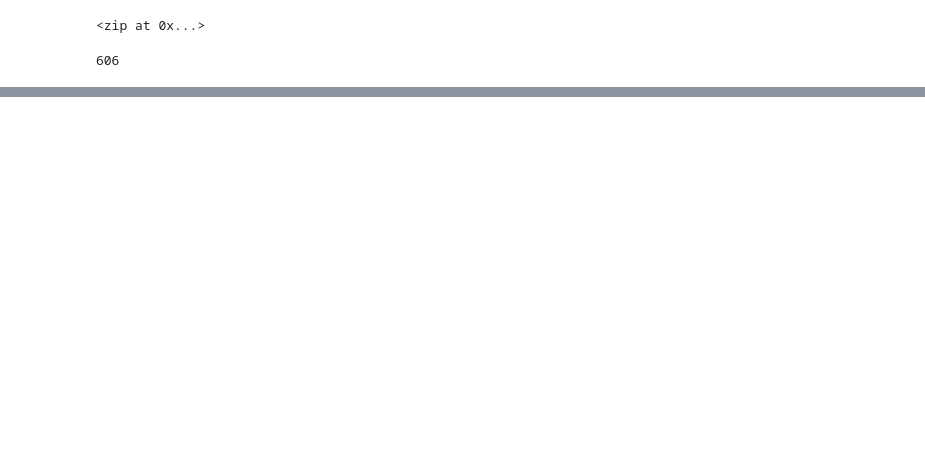
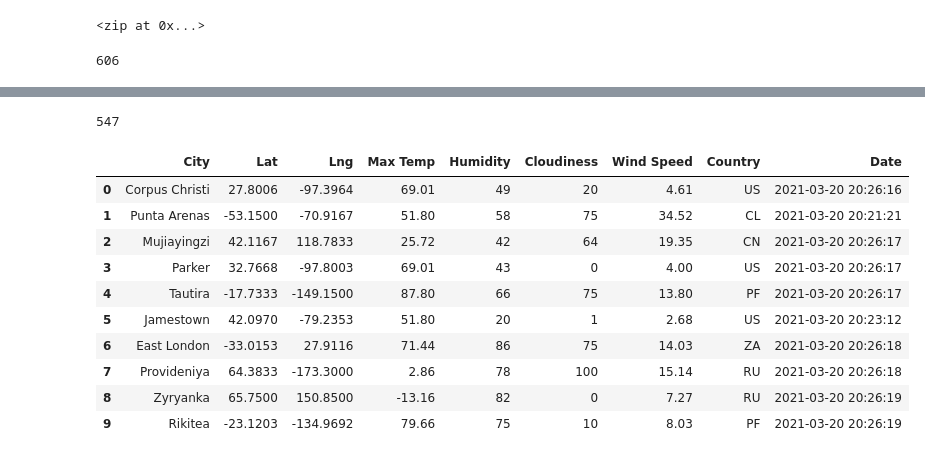
Before and after one commit to azarowj/World_Weather_Analysis, a Jupyter notebook: WeatherPY.ipynb, the cells around one changed output, grey strips where cells are left out. Cells and saved outputs as stored; diff of their text form; code cells hidden in the pictures; blank space fills up the shorter version.

Commit message:
got list of cities and weather data into a dataframe

```diff
--- a/WeatherPY.ipynb
+++ b/WeatherPY.ipynb
@@ -9,3 +16,6 @@ from citipy import citipy
+# %%
+# Starting URL for Weather Map API Call.
+url = "http://api.openweathermap.org/data/2.5/weather?units=Imperial&APPID=" + weather_api_key
 # %%
 # Create a set of random latitude and longitude combinations.
 lats = np.random.uniform(low=-90.000, high=90.000, size=1500)
@@ -33,0 +122,20 @@ len(cities)
+# %%
+len(city_data)
+# %% [output]
+547
+# %%
+# Convert the array of dictionaries to a Pandas DataFrame.
+city_data_df = pd.DataFrame(city_data)
+city_data_df.head(10)
+# %% [output]
+|  | City | Lat | Lng | Max Temp | Humidity | Cloudiness | Wind Speed | Country | Date |
+| 0 | Corpus Christi | 27.8006 | -97.3964 | 69.01 | 49 | 20 | 4.61 | US | 2021-03-20 20:26:16 |
+| 1 | Punta Arenas | -53.1500 | -70.9167 | 51.80 | 58 | 75 | 34.52 | CL | 2021-03-20 20:21:21 |
+| 2 | Mujiayingzi | 42.1167 | 118.7833 | 25.72 | 42 | 64 | 19.35 | CN | 2021-03-20 20:26:17 |
+| 3 | Parker | 32.7668 | -97.8003 | 69.01 | 43 | 0 | 4.00 | US | 2021-03-20 20:26:17 |
+| 4 | Tautira | -17.7333 | -149.1500 | 87.80 | 66 | 75 | 13.80 | PF | 2021-03-20 20:26:17 |
+| 5 | Jamestown | 42.0970 | -79.2353 | 51.80 | 20 | 1 | 2.68 | US | 2021-03-20 20:23:12 |
+| 6 | East London | -33.0153 | 27.9116 | 71.44 | 86 | 75 | 14.03 | ZA | 2021-03-20 20:26:18 |
+| 7 | Provideniya | 64.3833 | -173.3000 | 2.86 | 78 | 100 | 15.14 | RU | 2021-03-20 20:26:18 |
+| 8 | Zyryanka | 65.7500 | 150.8500 | -13.16 | 82 | 0 | 7.27 | RU | 2021-03-20 20:26:19 |
+| 9 | Rikitea | -23.1203 | -134.9692 | 79.66 | 75 | 10 | 8.03 | PF | 2021-03-20 20:26:19 |
```
Also changed, not shown: parts of 4 cells of this notebook, 5 other files.
